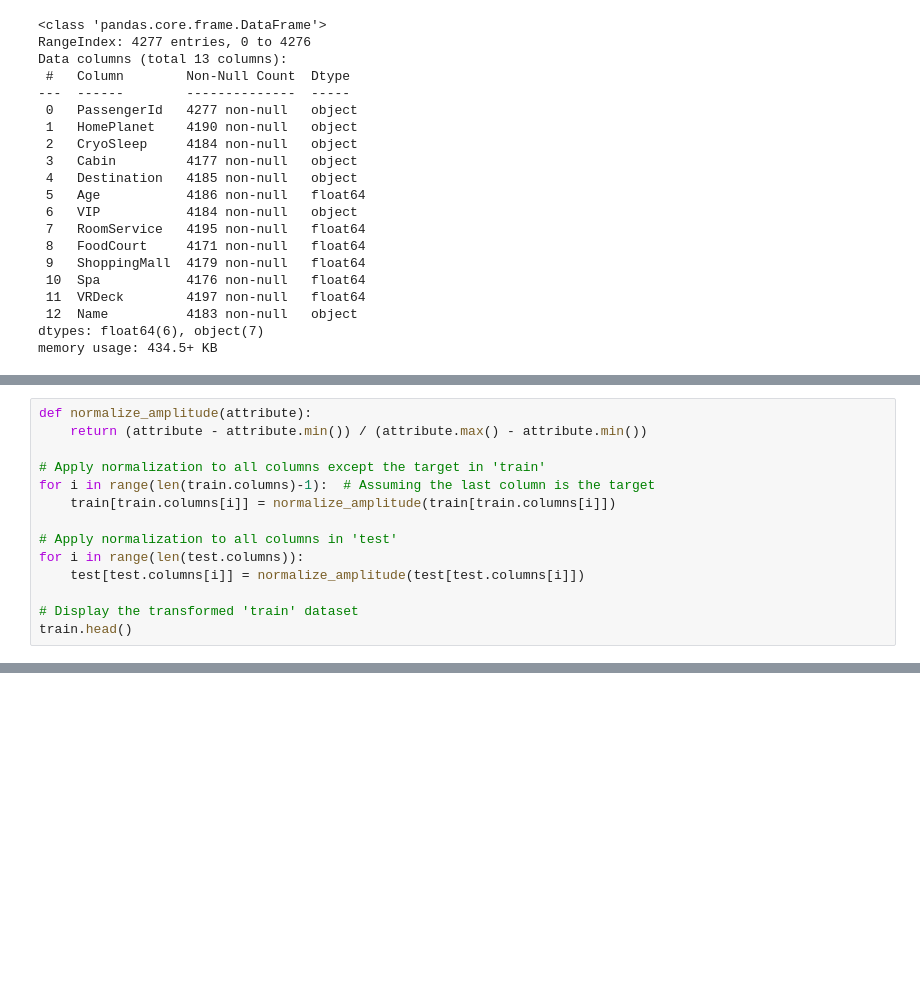
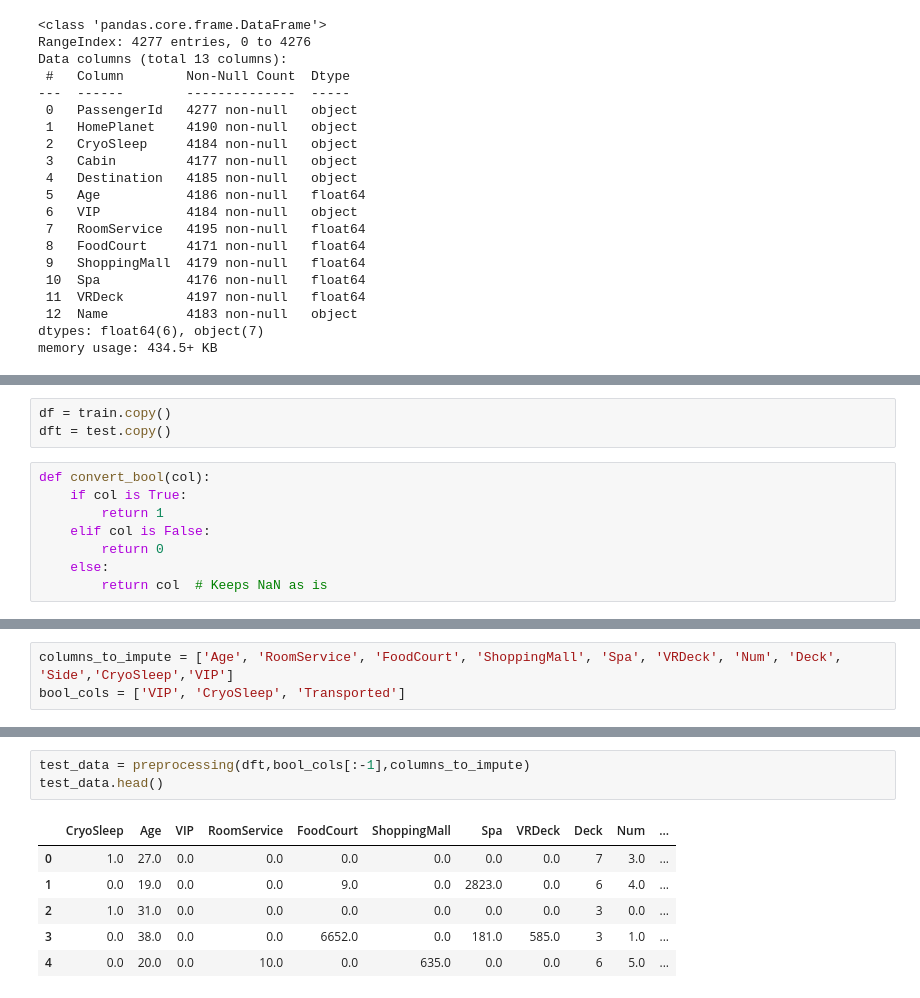
Before and after one commit to kaggle-challenge-group/machine_learning_model, a Jupyter notebook: kaggle_machine_lrnmodel.ipynb, the cells around one changed output, grey strips where cells are left out. Saved outputs shown, nothing was run; the diff lists cells and outputs as text; blank space fills up the shorter version.

```diff
--- a/kaggle_machine_lrnmodel.ipynb
+++ b/kaggle_machine_lrnmodel.ipynb
@@ -203,14 +80,0 @@ dtype: int64
-# %%
-def normalize_amplitude(attribute):
-    return (attribute - attribute.min()) / (attribute.max() - attribute.min())
-
-# Apply normalization to all columns except the target in 'train'
-for i in range(len(train.columns)-1):  # Assuming the last column is the target
-    train[train.columns[i]] = normalize_amplitude(train[train.columns[i]])
-
-# Apply normalization to all columns in 'test'
-for i in range(len(test.columns)):
-    test[test.columns[i]] = normalize_amplitude(test[test.columns[i]])
-
-# Display the transformed 'train' dataset
-train.head()
@@ -290,0 +139,11 @@ print(submission.head(10))
+# %%
+df = train.copy()
+dft = test.copy()
+# %%
+def convert_bool(col):
+    if col is True:
+        return 1
+    elif col is False:
+        return 0
+    else:
+        return col  # Keeps NaN as is
@@ -290,0 +238,3 @@ print(submission.head(10))
+# %%
+columns_to_impute = ['Age', 'RoomService', 'FoodCourt', 'ShoppingMall', 'Spa', 'VRDeck', 'Num', 'Deck', 'Side','CryoSleep','VIP']
+bool_cols = ['VIP', 'CryoSleep', 'Transported']
@@ -290,0 +251,10 @@ print(submission.head(10))
+# %%
+test_data = preprocessing(dft,bool_cols[:-1],columns_to_impute)
+test_data.head()
+# %% [output]
+|  | CryoSleep | Age | VIP | RoomService | FoodCourt | ShoppingMall | Spa | VRDeck | Deck | Num | ... |
+| 0 | 1.0 | 27.0 | 0.0 | 0.0 | 0.0 | 0.0 | 0.0 | 0.0 | 7 | 3.0 | ... |
+| 1 | 0.0 | 19.0 | 0.0 | 0.0 | 9.0 | 0.0 | 2823.0 | 0.0 | 6 | 4.0 | ... |
+| 2 | 1.0 | 31.0 | 0.0 | 0.0 | 0.0 | 0.0 | 0.0 | 0.0 | 3 | 0.0 | ... |
+| 3 | 0.0 | 38.0 | 0.0 | 0.0 | 6652.0 | 0.0 | 181.0 | 585.0 | 3 | 1.0 | ... |
+| 4 | 0.0 | 20.0 | 0.0 | 10.0 | 0.0 | 635.0 | 0.0 | 0.0 | 6 | 5.0 | ... |
```
Also changed, not shown: parts of 38 cells of this notebook.
